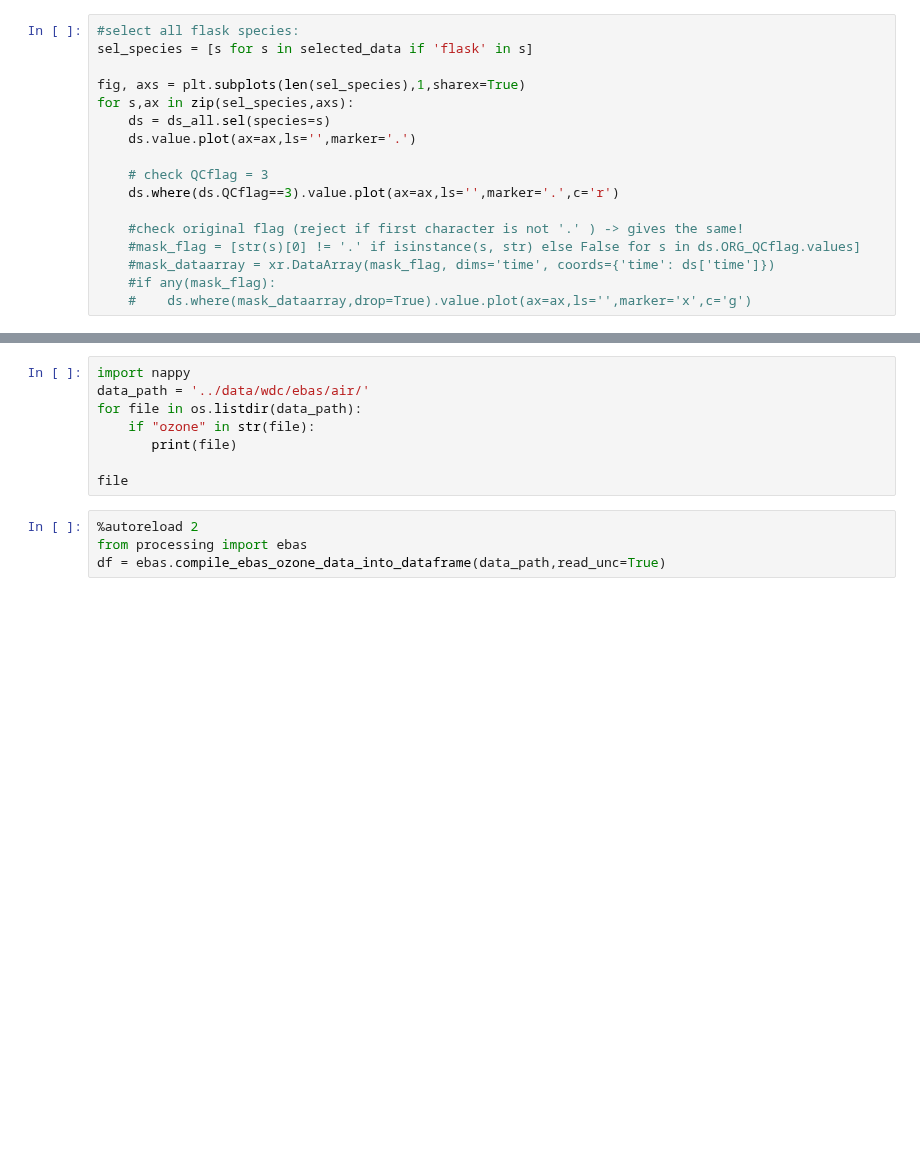
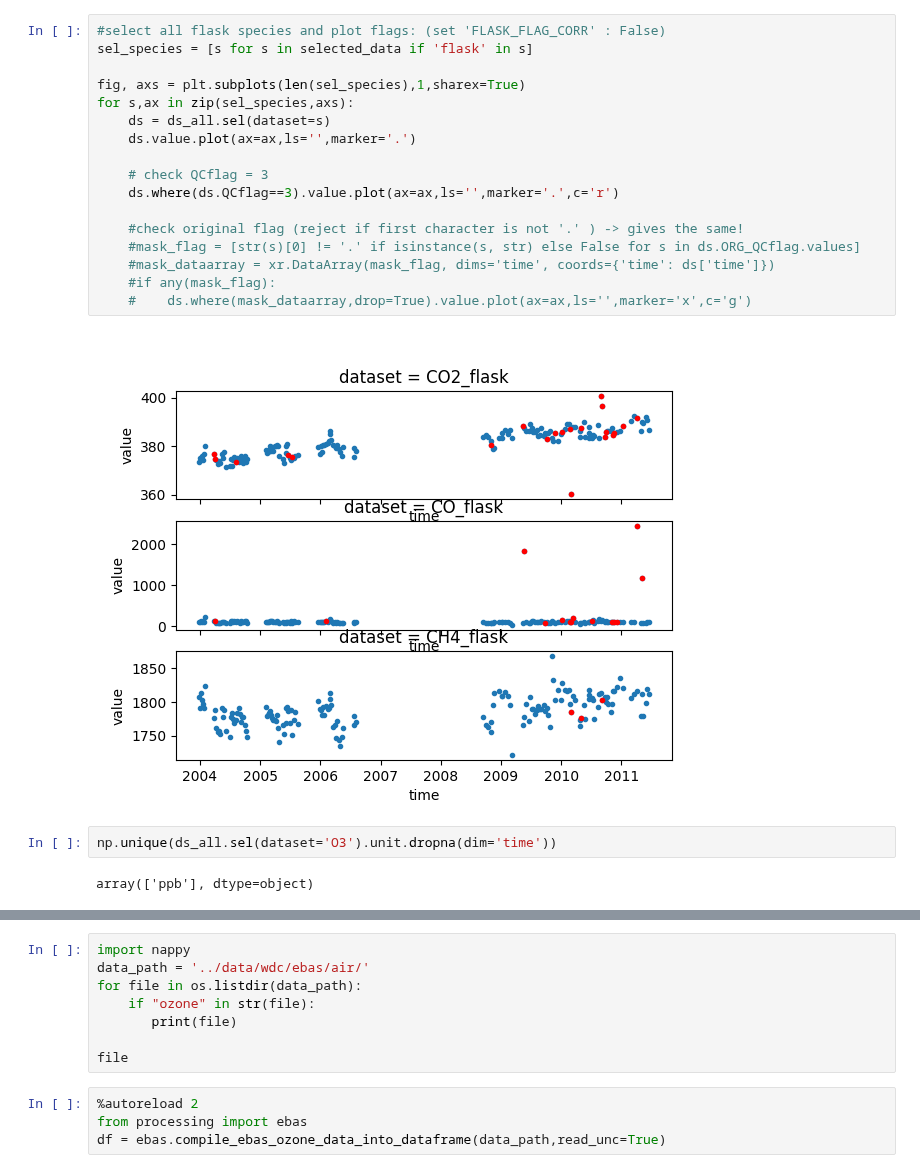
Before and after one commit to MeteoSwiss/gawkenya, a Jupyter notebook: analyses_level2/check_data.ipynb, the cells around one changed output, grey strips where cells are left out. Cells and saved outputs as stored; diff of their text form; blank space fills up the shorter version.

```diff
--- a/analyses_level2/check_data.ipynb
+++ b/analyses_level2/check_data.ipynb
@@ -71,17 +110,23 @@ ds.QCflag.plot(ls='',marker='.')
 # %%
-#select all flask species:
+#select all flask species and plot flags: (set 'FLASK_FLAG_CORR' : False)
 sel_species = [s for s in selected_data if 'flask' in s]
 
 fig, axs = plt.subplots(len(sel_species),1,sharex=True)
 for s,ax in zip(sel_species,axs):
-    ds = ds_all.sel(species=s)
+    ds = ds_all.sel(dataset=s)
     ds.value.plot(ax=ax,ls='',marker='.')
 
     # check QCflag = 3
     ds.where(ds.QCflag==3).value.plot(ax=ax,ls='',marker='.',c='r')
 
     #check original flag (reject if first character is not '.' ) -> gives the same!
     #mask_flag = [str(s)[0] != '.' if isinstance(s, str) else False for s in ds.ORG_QCflag.values]
     #mask_dataarray = xr.DataArray(mask_flag, dims='time', coords={'time': ds['time']})
     #if any(mask_flag):
     #    ds.where(mask_dataarray,drop=True).value.plot(ax=ax,ls='',marker='x',c='g')
+# %% [output]
+[figure, added]
+# %%
+np.unique(ds_all.sel(dataset='O3').unit.dropna(dim='time'))
+# %% [output]
+array(['ppb'], dtype=object)
```
Also changed, not shown: parts of 6 cells of this notebook, 2 other files.
